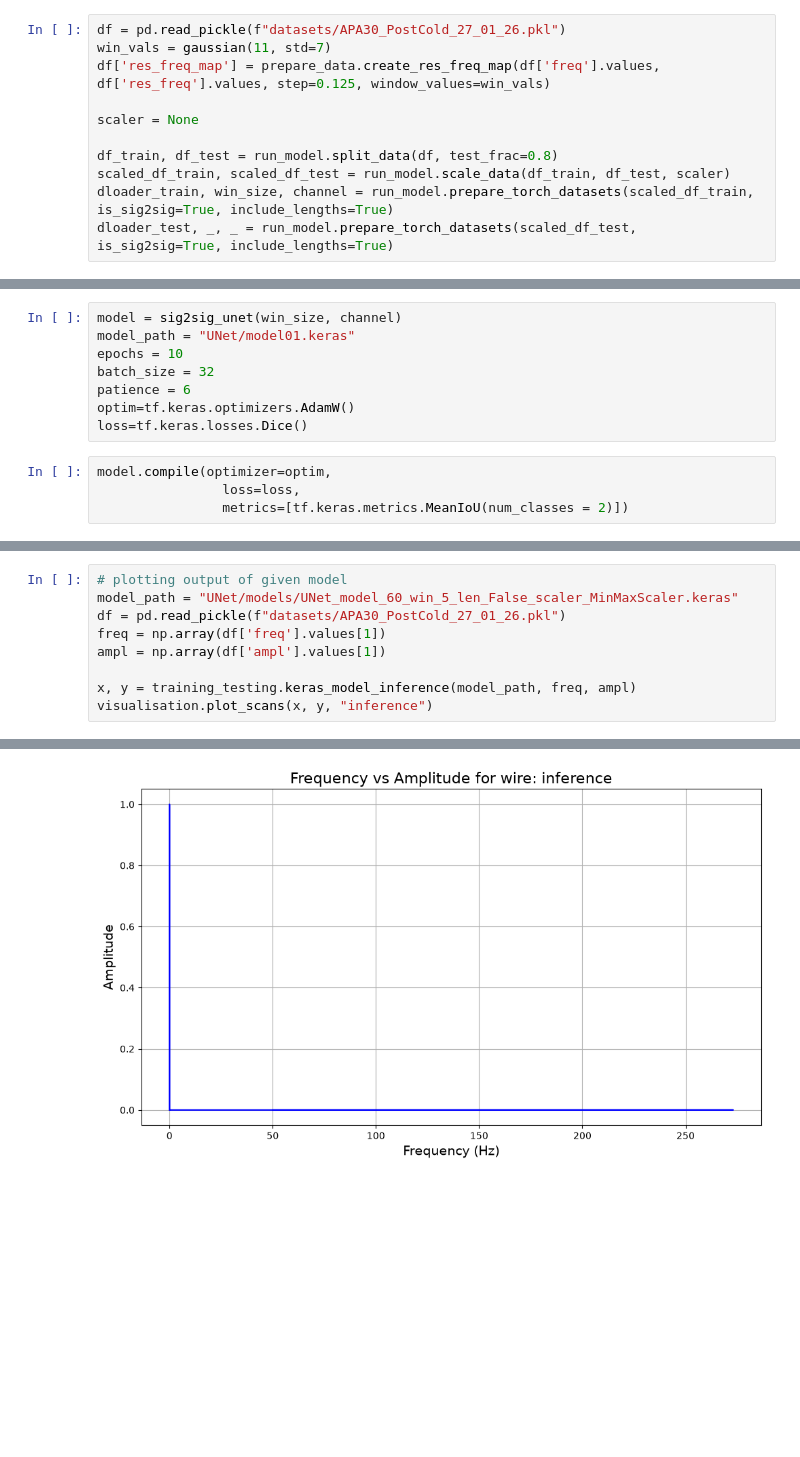
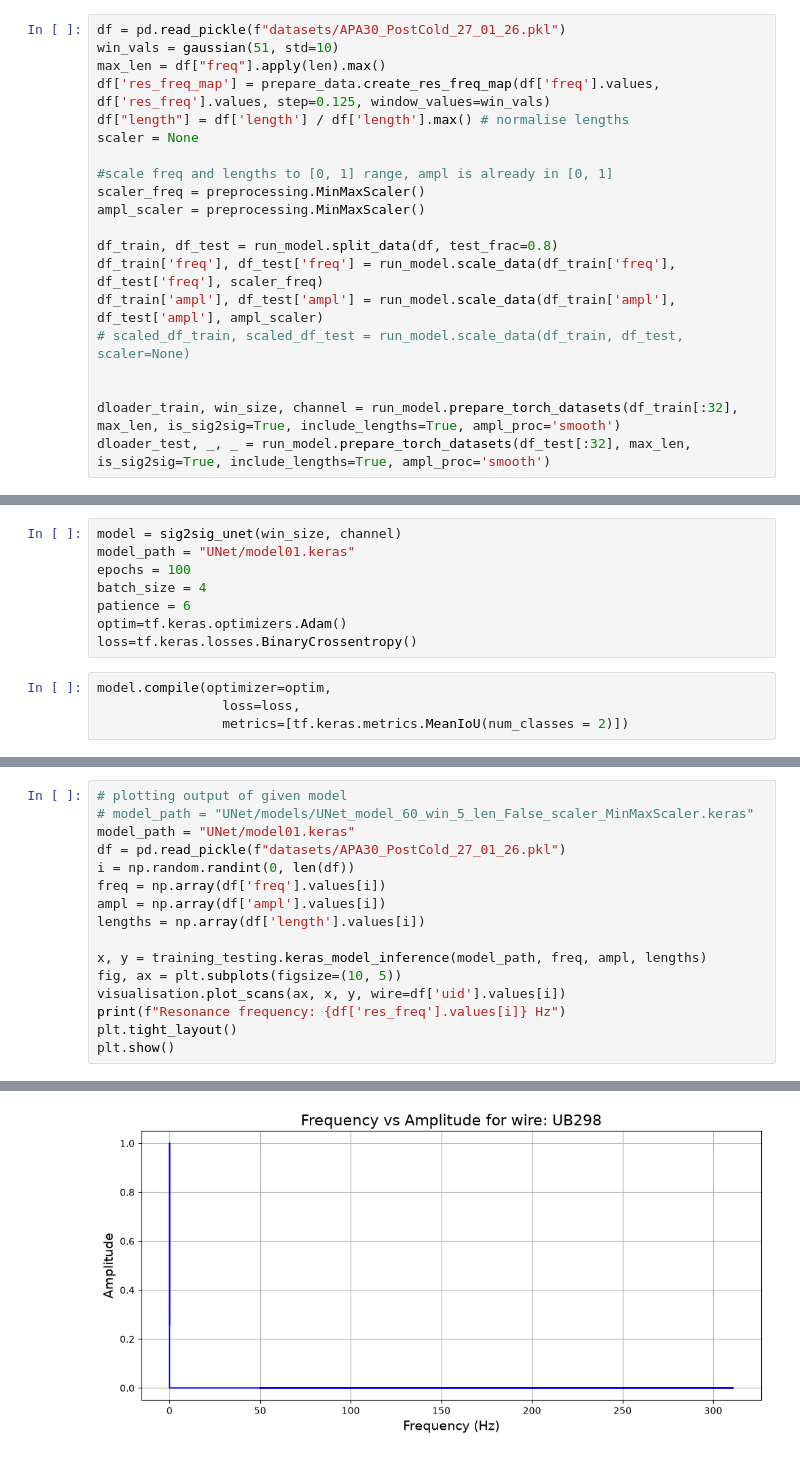
Before and after one commit to SiemBerhane/preliminary-dwa-ml, a Jupyter notebook: initial-data-cleaning/testing.ipynb, the cells around one changed output, grey strips where cells are left out. Cells and saved outputs as stored; diff of their text form; blank space fills up the shorter version.

Commit message:
Update data scaling to take df columns

```diff
--- a/initial-data-cleaning/testing.ipynb
+++ b/initial-data-cleaning/testing.ipynb
@@ -77,11 +84,20 @@ plt.show()
 # %%
 df = pd.read_pickle(f"datasets/APA30_PostCold_27_01_26.pkl")
-win_vals = gaussian(11, std=7)
+win_vals = gaussian(51, std=10)
+max_len = df["freq"].apply(len).max()
 df['res_freq_map'] = prepare_data.create_res_freq_map(df['freq'].values, df['res_freq'].values, step=0.125, window_values=win_vals)
-
+df["length"] = df['length'] / df['length'].max() # normalise lengths
 scaler = None
 
+#scale freq and lengths to [0, 1] range, ampl is already in [0, 1]
+scaler_freq = preprocessing.MinMaxScaler()
+ampl_scaler = preprocessing.MinMaxScaler()
+
 df_train, df_test = run_model.split_data(df, test_frac=0.8)
-scaled_df_train, scaled_df_test = run_model.scale_data(df_train, df_test, scaler)
-dloader_train, win_size, channel = run_model.prepare_torch_datasets(scaled_df_train, is_sig2sig=True, include_lengths=True)
-dloader_test, _, _ = run_model.prepare_torch_datasets(scaled_df_test, is_sig2sig=True, include_lengths=True)
+df_train['freq'], df_test['freq'] = run_model.scale_data(df_train['freq'], df_test['freq'], scaler_freq)
+df_train['ampl'], df_test['ampl'] = run_model.scale_data(df_train['ampl'], df_test['ampl'], ampl_scaler)
+# scaled_df_train, scaled_df_test = run_model.scale_data(df_train, df_test, scaler=None)
+
+
+dloader_train, win_size, channel = run_model.prepare_torch_datasets(df_train[:32], max_len, is_sig2sig=True, include_lengths=True, ampl_proc='smooth')
+dloader_test, _, _ = run_model.prepare_torch_datasets(df_test[:32], max_len, is_sig2sig=True, include_lengths=True, ampl_proc='smooth')
@@ -136,11 +140,11 @@ plt.show()
 # %%
 model = sig2sig_unet(win_size, channel)
 model_path = "UNet/model01.keras"
-epochs = 10
-batch_size = 32
+epochs = 100
+batch_size = 4
 patience = 6
-optim=tf.keras.optimizers.AdamW()
-loss=tf.keras.losses.Dice()
+optim=tf.keras.optimizers.Adam()
+loss=tf.keras.losses.BinaryCrossentropy()
 # %%
 model.compile(optimizer=optim,
                 loss=loss,
@@ -173,10 +172,17 @@ Epoch 10/10
 # %%
 # plotting output of given model
-model_path = "UNet/models/UNet_model_60_win_5_len_False_scaler_MinMaxScaler.keras"
+# model_path = "UNet/models/UNet_model_60_win_5_len_False_scaler_MinMaxScaler.keras"
+model_path = "UNet/model01.keras"
 df = pd.read_pickle(f"datasets/APA30_PostCold_27_01_26.pkl")
-freq = np.array(df['freq'].values[1])
-ampl = np.array(df['ampl'].values[1])
+i = np.random.randint(0, len(df))
+freq = np.array(df['freq'].values[i])
+ampl = np.array(df['ampl'].values[i])
+lengths = np.array(df['length'].values[i])
 
-x, y = training_testing.keras_model_inference(model_path, freq, ampl)
-visualisation.plot_scans(x, y, "inference")
+x, y = training_testing.keras_model_inference(model_path, freq, ampl, lengths)
+fig, ax = plt.subplots(figsize=(10, 5))
+visualisation.plot_scans(ax, x, y, wire=df['uid'].values[i])
+print(f"Resonance frequency: {df['res_freq'].values[i]} Hz")
+plt.tight_layout()
+plt.show()
 # %% [output]
@@ -185 +192 @@ E0000 00:00:1795007896.190635 2020932 node_def_util.cc:682] NodeDef mentions att
-[figure, old version]
+[figure, new version]
```
Also changed, not shown: parts of 13 cells of this notebook, 5 other files.
